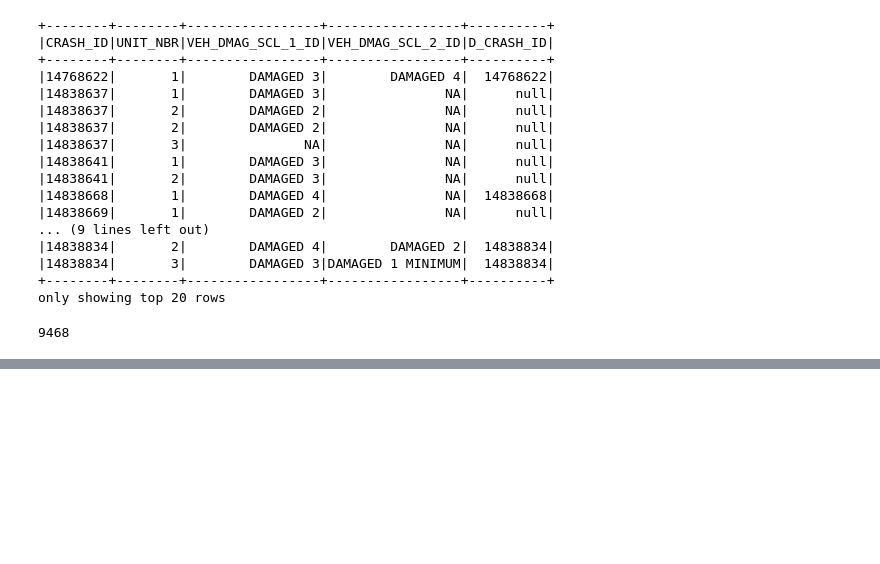
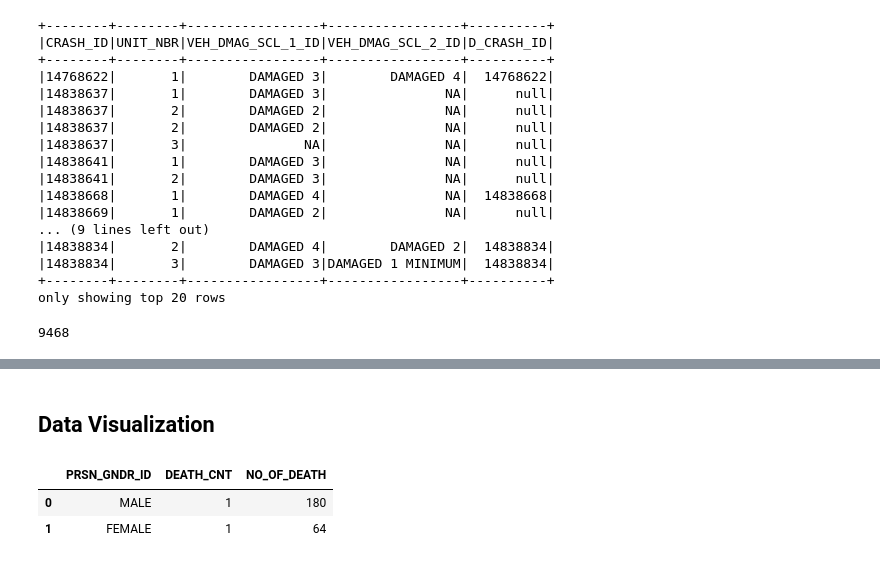
Before and after one commit to Vivek-Murali/CarCrashAnalysis, a Jupyter notebook: notebooks/workbook.ipynb, the cells around one changed output, grey strips where cells are left out. Drawn from its saved outputs; the diff is of its cells as text; code cells hidden in the pictures; blank space fills up the shorter version.

```diff
--- a/notebooks/workbook.ipynb
+++ b/notebooks/workbook.ipynb
@@ -511,3 +513,5 @@ finalTempDataframe.withColumn('rn',row_number().over(Window.orderBy(col('count')
 |      DODGE|
 |      HONDA|
 +-----------+
+# %% [markdown]
+## Data Visualization
@@ -513,0 +525,6 @@ finalTempDataframe.withColumn('rn',row_number().over(Window.orderBy(col('count')
+# %%
+crashGenderWise
+# %% [output]
+|  | PRSN_GNDR_ID | DEATH_CNT | NO_OF_DEATH |
+| 0 | MALE | 1 | 180 |
+| 1 | FEMALE | 1 | 64 |
```
Also changed, not shown: parts of 13 cells of this notebook, 2 other files.
